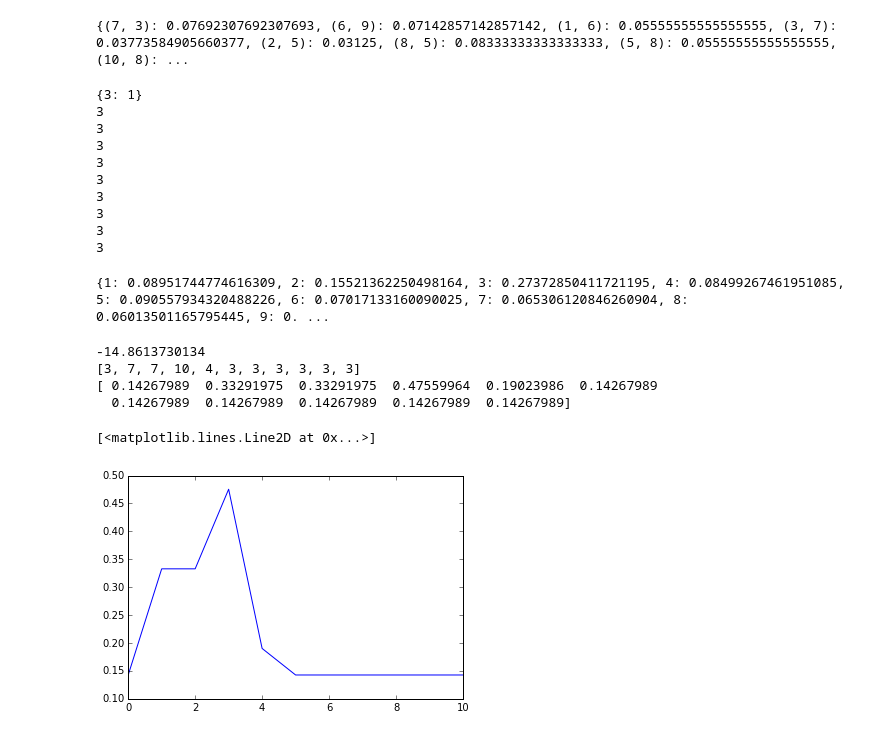
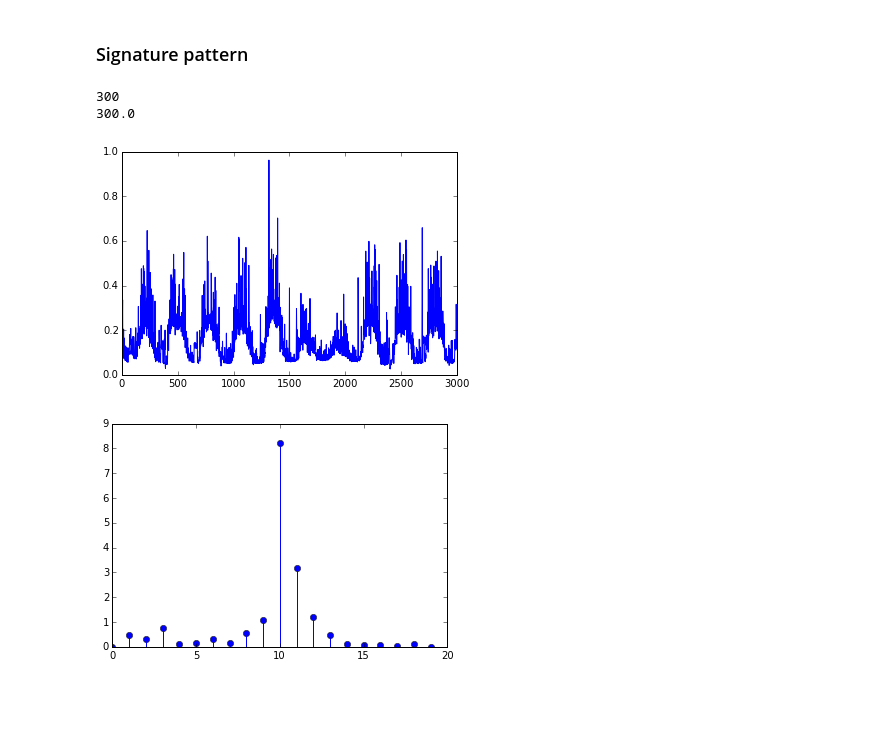
Before and after one commit to Manrich121/ForecastingCloud, a Jupyter notebook: DataPlot/src/ExploreData.ipynb, the cells around one changed output. Saved outputs shown, nothing was run; the diff lists cells and outputs as text; code cells hidden in the pictures; blank space fills up the shorter version.

```diff
--- a/DataPlot/src/ExploreData.ipynb
+++ b/DataPlot/src/ExploreData.ipynb
@@ -124,51 +32,16 @@ print forecasts
-# %%
-transmat = pykov.Chain()
-
-for n in range(1,bins.shape[0]):
-    for m in range(1,bins.shape[0]):
-       transmat += pykov.Chain({(n, m):1})
-
-for i in range(len(training)-1):
-    t = pykov.Chain({(getState(training[i]), getState(training[i+1])):1})
-    transmat = transmat + t
-
-transmat.stochastic()
-transmat = pykov.Chain(transmat)
-print transmat
-# %% [output]
-{(7, 3): 0.07692307692307693, (6, 9): 0.07142857142857142, (1, 6): 0.05555555555555555, (3, 7): 0.03773584905660377, (2, 5): 0.03125, (8, 5): 0.08333333333333333, (5, 8): 0.05555555555555555, (10, 8): ...
-# %%
-cur_state = pykov.Vector({getState(training[-1]):1})
-print cur_state
-for i in range(1,10):
-    transrow = transmat.pow(cur_state, i)
-    pred_state = transrow.keys()[np.argmax(transrow.values())]
-    print pred_state
-# %% [output]
-{3: 1}
-3
-3
-3
-3
-3
-3
-3
-3
-3
-# %%
-print transmat.steady()
-# %% [output]
-{1: 0.08951744774616309, 2: 0.15521362250498164, 3: 0.27372850411721195, 4: 0.08499267461951085, 5: 0.090557934320488226, 6: 0.07017133160090025, 7: 0.065306120846260904, 8: 0.06013501165795445, 9: 0. ...
-# %%
-w = transmat.walk(10,getState(training[-1]))
-print transmat.walk_probability(w)
-print w
-print bins[w]
-plt.plot(bins[w])
-# %% [output]
--14.8613730134
-[3, 7, 7, 10, 4, 3, 3, 3, 3, 3, 3]
-[ 0.14267989  0.33291975  0.33291975  0.47559964  0.19023986  0.14267989
-  0.14267989  0.14267989  0.14267989  0.14267989  0.14267989]
-[<matplotlib.lines.Line2D at 0x...>]
-[figure, removed]
+# %% [markdown]
+### Signature pattern
+# %%
+training = data[30:3030]
+Z = tsutils.findDominentSeason(training)
+print Z
+plt.plot(training);
+freq, pwr = scipy.signal.periodogram(training)
+plt.figure();
+plt.stem(pwr[:20]);
+print 1/freq[np.argmax(pwr)]
+# %% [output]
+300
+300.0
+[figure, added]
+[figure, added]
```
Also changed, not shown: parts of 32 cells of this notebook, 1 other file.
